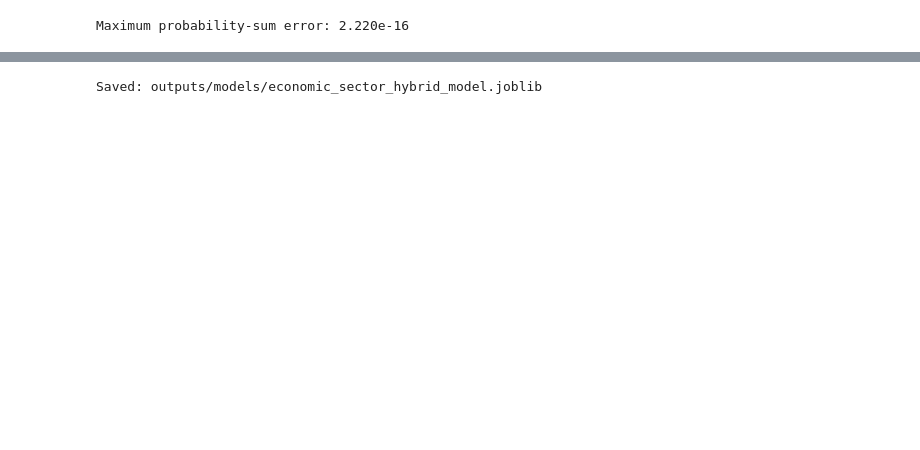
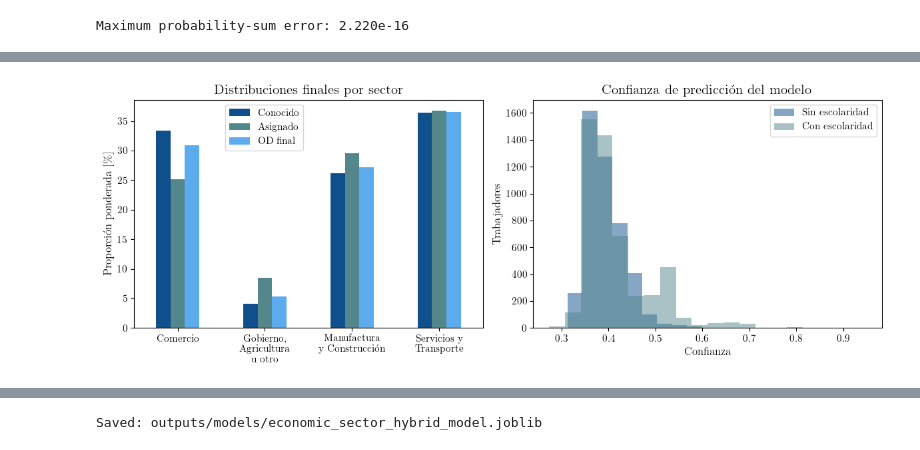
Before and after one commit to CentroFuturoCiudades/informal-jobs-model, a Jupyter notebook: notebooks/04_impute_economic_sector.ipynb, the cells around one changed output, grey strips where cells are left out. Saved outputs shown, nothing was run; the diff lists cells and outputs as text; code cells hidden in the pictures; blank space fills up the shorter version.

```diff
--- a/notebooks/04_impute_economic_sector.ipynb
+++ b/notebooks/04_impute_economic_sector.ipynb
@@ -453,11 +467,0 @@ print(confidence_summary.round(4))
-# %%
-plt.figure(figsize=(7, 4))
-
-for model_name, group in imputed_workers.groupby("sector_model_used"):
-    plt.hist(group["sector_prediction_confidence"], bins=20, alpha=0.5, label=model_name)
-
-plt.xlabel("Prediction confidence")
-plt.ylabel("Workers")
-plt.legend()
-plt.tight_layout()
-plt.show()
@@ -512,0 +537,63 @@ plt.show()
+# %%
+sector_labels = {
+    "comercio": "Comercio",
+    "gobierno_otro_agricultura": "Gobierno,\nAgricultura\nu otro",
+    "manufactura_construccion": "Manufactura\ny Construcción",
+    "servicios_transporte": "Servicios y\nTransporte"
+}
+
+known_color = (0.06, 0.31, 0.55)
+assigned_color = (0.33, 0.53, 0.55)
+final_color = (0.36, 0.67, 0.93)
+
+observed_comparison = observed_distribution[["sector", "weighted_share"]].rename(columns={"weighted_share": "observed_known_share"})
+observed_comparison = observed_comparison.merge(probabilistic_imputed_distribution[["sector", "weighted_share"]].rename(columns={"weighted_share": "imputed_share"}), on="sector", how="outer")
+observed_comparison = observed_comparison.merge(probabilistic_final_distribution[["sector", "weighted_share"]].rename(columns={"weighted_share": "final_share"}), on="sector", how="outer")
+
+fig, axes = plt.subplots(1, 2, figsize=(12, 4.5))
+
+plot_data = observed_comparison.copy()
+plot_data["sector"] = plot_data["sector"].replace(sector_labels)
+plot_data = plot_data.set_index("sector")[["observed_known_share", "imputed_share", "final_share"]] * 100
+
+plot_data.plot(kind="bar", ax=axes[0], color=[known_color, assigned_color, final_color])
+
+axes[0].set_title("Distribuciones finales por sector", fontsize=15)
+axes[0].set_xlabel("")
+axes[0].set_ylabel("Proporción ponderada [\%]", fontsize=12)
+axes[0].tick_params(axis="x", rotation=0, labelsize=11)
+axes[0].tick_params(axis="y", labelsize=11)
+axes[0].legend(["Conocido", "Asignado", "OD final"], fontsize=11, loc="upper right", bbox_to_anchor=(0.5, 1.0))
+
+model_colors = {
+    "without_education": known_color,
+    "with_education": assigned_color
+}
+
+model_labels = {
+    "without_education": "Sin escolaridad",
+    "with_education": "Con escolaridad"
+}
+
+for model_name in ["without_education", "with_education"]:
+    group = imputed_workers[imputed_workers["sector_model_used"] == model_name]
+    axes[1].hist(group["sector_prediction_confidence"], bins=20, alpha=0.5, color=model_colors[model_name], label=model_labels[model_name])
+
+axes[1].set_title("Confianza de predicción del modelo", fontsize=15)
+axes[1].set_xlabel("Confianza", fontsize=12)
+axes[1].set_ylabel("Trabajadores", fontsize=12)
+axes[1].tick_params(axis="x", labelsize=11)
+axes[1].tick_params(axis="y", labelsize=11)
+axes[1].legend(fontsize=11)
+
+output_dir = Path("outputs/figures")
+output_dir.mkdir(parents=True, exist_ok=True)
+
+plt.tight_layout()
+
+fig.savefig(output_dir / "sector_final_distributions_confidence.pdf", bbox_inches="tight")
+fig.savefig(output_dir / "sector_final_distributions_confidence.png", dpi=600, bbox_inches="tight")
+
+plt.show()
+# %% [output]
+[figure, added]
```
Also changed, not shown: parts of 65 cells of this notebook, 25 other files.
